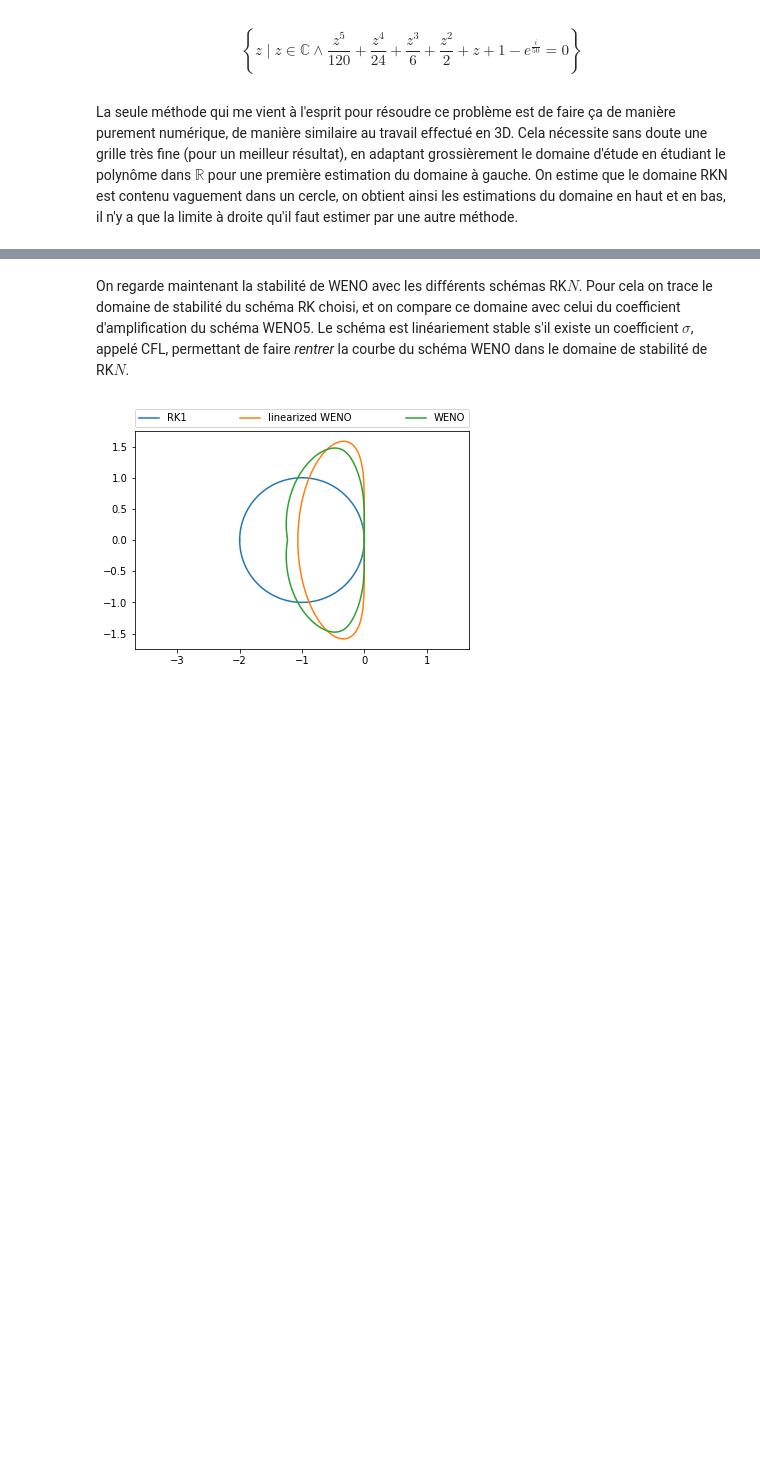
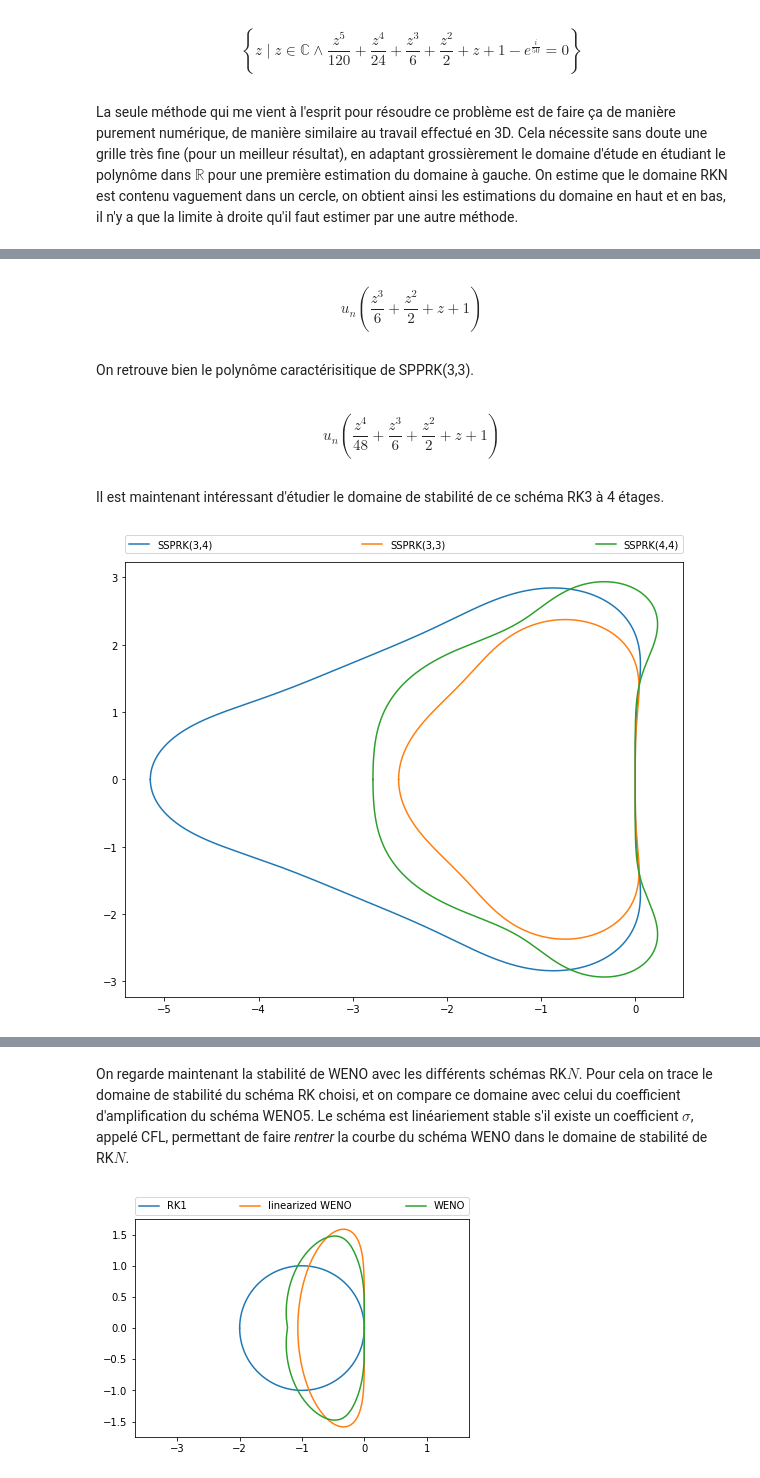
Before and after one commit to kivvix/miMaS, a Jupyter notebook: cfl_weno/cfl.ipynb, the cells around one changed output, grey strips where cells are left out. Cells and saved outputs as stored; diff of their text form; code cells hidden in the pictures; blank space fills up the shorter version.

```diff
--- a/cfl_weno/cfl.ipynb
+++ b/cfl_weno/cfl.ipynb
@@ -392,0 +438,61 @@ La seule méthode qui me vient à l'esprit pour résoudre ce problème est de fa
+# %%
+un = sp.symbols("u_n")
+dt = sp.symbols("\\Delta\\ t",real=True)
+lamb = sp.symbols("\\lambda",complex=True)
+z = sp.symbols("z",complex=True)
+
+def L(u):
+  return lamb*u
+# %%
+"""
+Test de la procédure sur différents RK
+RK3 Shu-Osher
+"""
+u1 = un + dt*L(un)
+u2 = sp.Rational(3,4)*un + sp.Rational(1,4)*u1 + sp.Rational(1,4)*dt*L(u1)
+un1 = sp.Rational(1,3)*un + sp.Rational(2,3)*u2 + sp.Rational(2,3)*dt*L(u2)
+
+un1.subs(lamb*dt,z).expand().collect(un).collect(z)
+# %% [output]
+$$u_{n} \left(\frac{z^{3}}{6} + \frac{z^{2}}{2} + z + 1\right)$$
+# %% [markdown]
+On retrouve bien le polynôme caractérisitique de SPPRK(3,3).
+# %%
+"""
+RK3 à 4 étages
+"""
+u1 = un + sp.Rational(1,2)*dt*L(un)
+u2 = u1 + sp.Rational(1,2)*dt*L(u1)
+u3 = sp.Rational(2,3)*un + sp.Rational(1,3)*u2 + sp.Rational(1,6)*dt*L(u2)
+un1 = u3 + sp.Rational(1,2)*dt*L(u3)
+
+un1.subs(lamb*dt,z).expand().collect(un).collect(z)
+# %% [output]
+$$u_{n} \left(\frac{z^{4}}{48} + \frac{z^{3}}{6} + \frac{z^{2}}{2} + z + 1\right)$$
+# %% [markdown]
+Il est maintenant intéressant d'étudier le domaine de stabilité de ce schéma RK3 à 4 étages.
+# %%
+p = un1.subs(lamb*dt,z).expand().collect(un).collect(z)/un
+
+def b_poly(p):
+  bset = sp.solveset(sp.Eq(p,sp.exp(I*theta)),z)
+
+  bcurve = []
+  for b in [ sp.lambdify(theta,b,'numpy') for b in bset ] :
+    tmp = b(data.phi)
+    bcurve.extend(tmp.tolist())
+  return np.array(sorted(bcurve,key=lambda z:np.angle(z+1)))
+
+b34 = b_poly(p)
+b3  = b_poly(poly_carac(3)) # juste pour exemple pour montrer que l'équivalence des fonctions
+
+save_figsize = plt.rcParams['figure.figsize']
+plt.rcParams['figure.figsize'] = [10, 8]
+plt.plot(*reim(b34),label="SSPRK(3,4)")
+plt.plot(*reim(b3),label="SSPRK(3,3)")
+plt.plot(*reim(b4),label="SSPRK(4,4)")
+plt.legend(bbox_to_anchor=(0., 1.02, 1.,.102),loc=3,ncol=3,mode="expand",borderaxespad=0.)
+plt.show()
+plt.rcParams['figure.figsize'] = save_figsize
+# %% [output]
+[figure, added]
```
Also changed, not shown: parts of 39 cells of this notebook, 10 other files.
